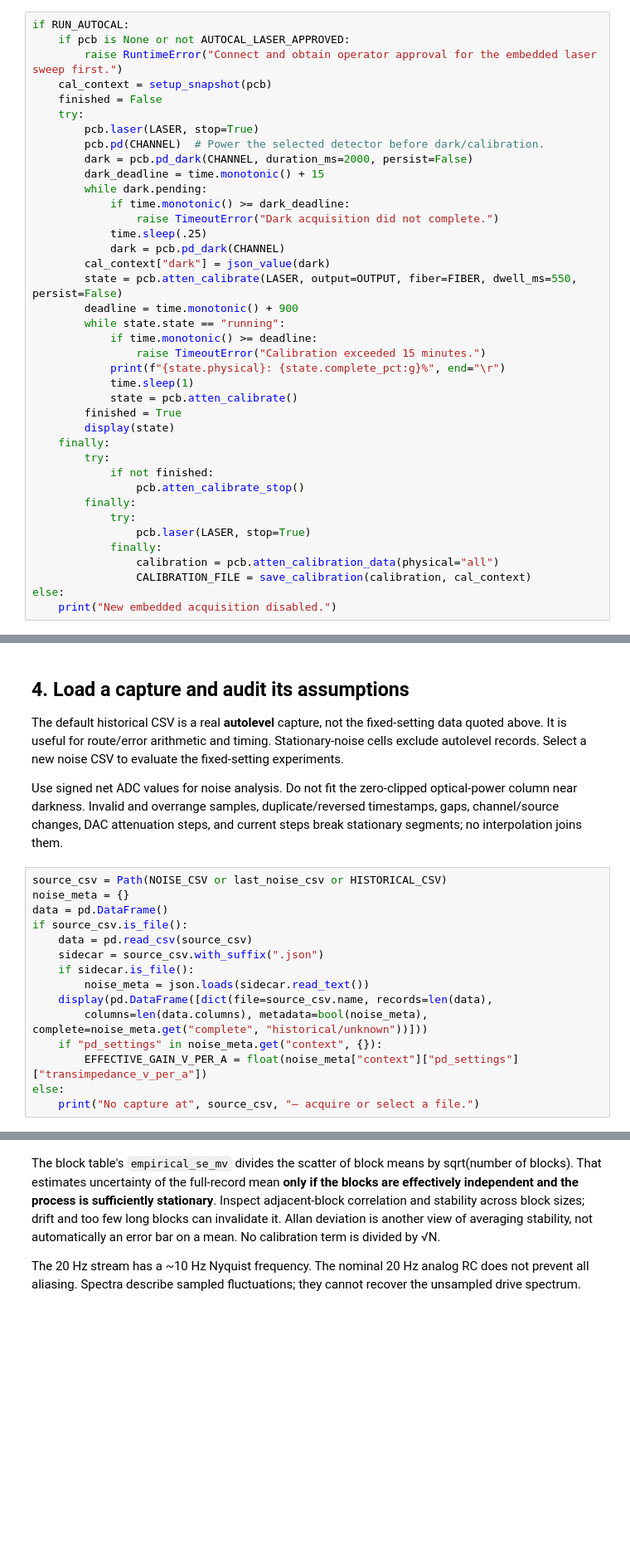
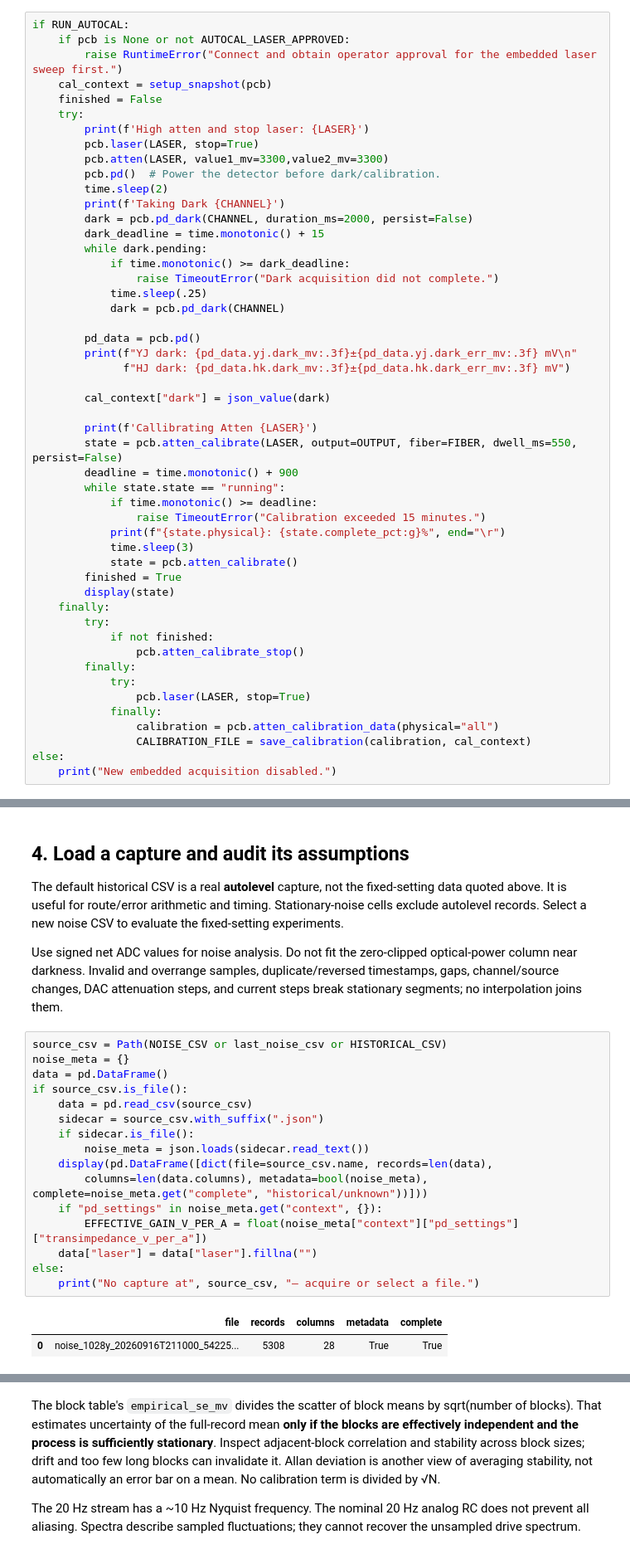
Before and after one commit to COO-Utilities/hispec-tib, a Jupyter notebook: tools/atten_and_tput_cal_and_noise_lab.ipynb, the cells around one changed output, grey strips where cells are left out. Shown at 83% size. Cells and saved outputs as stored; diff of their text form; blank space fills up the shorter version.

Commit message:
Working on attenuator noise and calibration. Fix some other messes.

```diff
--- a/tools/atten_and_tput_cal_and_noise_lab.ipynb
+++ b/tools/atten_and_tput_cal_and_noise_lab.ipynb
@@ -194,8 +239,12 @@ if RUN_AUTOCAL:
     cal_context = setup_snapshot(pcb)
     finished = False
     try:
+        print(f'High atten and stop laser: {LASER}')
         pcb.laser(LASER, stop=True)
-        pcb.pd(CHANNEL)  # Power the selected detector before dark/calibration.
+        pcb.atten(LASER, value1_mv=3300,value2_mv=3300)
+        pcb.pd()  # Power the detector before dark/calibration.
+        time.sleep(2)
+        print(f'Taking Dark {CHANNEL}')
         dark = pcb.pd_dark(CHANNEL, duration_ms=2000, persist=False)
         dark_deadline = time.monotonic() + 15
         while dark.pending:
@@ -203,14 +252,21 @@ if RUN_AUTOCAL:
                 raise TimeoutError("Dark acquisition did not complete.")
             time.sleep(.25)
             dark = pcb.pd_dark(CHANNEL)
+
+        pd_data = pcb.pd()
+        print(f"YJ dark: {pd_data.yj.dark_mv:.3f}±{pd_data.yj.dark_err_mv:.3f} mV\n"
+              f"HJ dark: {pd_data.hk.dark_mv:.3f}±{pd_data.hk.dark_err_mv:.3f} mV")
+
         cal_context["dark"] = json_value(dark)
+
+        print(f'Callibrating Atten {LASER}')
         state = pcb.atten_calibrate(LASER, output=OUTPUT, fiber=FIBER, dwell_ms=550, persist=False)
         deadline = time.monotonic() + 900
         while state.state == "running":
             if time.monotonic() >= deadline:
                 raise TimeoutError("Calibration exceeded 15 minutes.")
             print(f"{state.physical}: {state.complete_pct:g}%", end="\r")
-            time.sleep(1)
+            time.sleep(3)
             state = pcb.atten_calibrate()
         finished = True
         display(state)
@@ -638,18 +780,22 @@ DAC attenuation steps, and current steps break stationary segments; no interpola
 # %%
 source_csv = Path(NOISE_CSV or last_noise_csv or HISTORICAL_CSV)
 noise_meta = {}
 data = pd.DataFrame()
 if source_csv.is_file():
     data = pd.read_csv(source_csv)
     sidecar = source_csv.with_suffix(".json")
     if sidecar.is_file():
         noise_meta = json.loads(sidecar.read_text())
     display(pd.DataFrame([dict(file=source_csv.name, records=len(data),
         columns=len(data.columns), metadata=bool(noise_meta), complete=noise_meta.get("complete", "historical/unknown"))]))
     if "pd_settings" in noise_meta.get("context", {}):
         EFFECTIVE_GAIN_V_PER_A = float(noise_meta["context"]["pd_settings"]["transimpedance_v_per_a"])
+    data["laser"] = data["laser"].fillna("")
 else:
     print("No capture at", source_csv, "— acquire or select a file.")
+# %% [output]
+|  | file | records | columns | metadata | complete |
+| 0 | noise_1028y_20260916T211000_54225... | 5308 | 28 | True | True |
 # %%
 def stationary_segments(frame, settle_s=SETTLE_SECONDS, minimum_s=10.0):
     """Return separate continuous fixed-setting intervals; never close gaps by dropping bad rows."""
```
Also changed, not shown: parts of 15 cells of this notebook, 18 other files.
